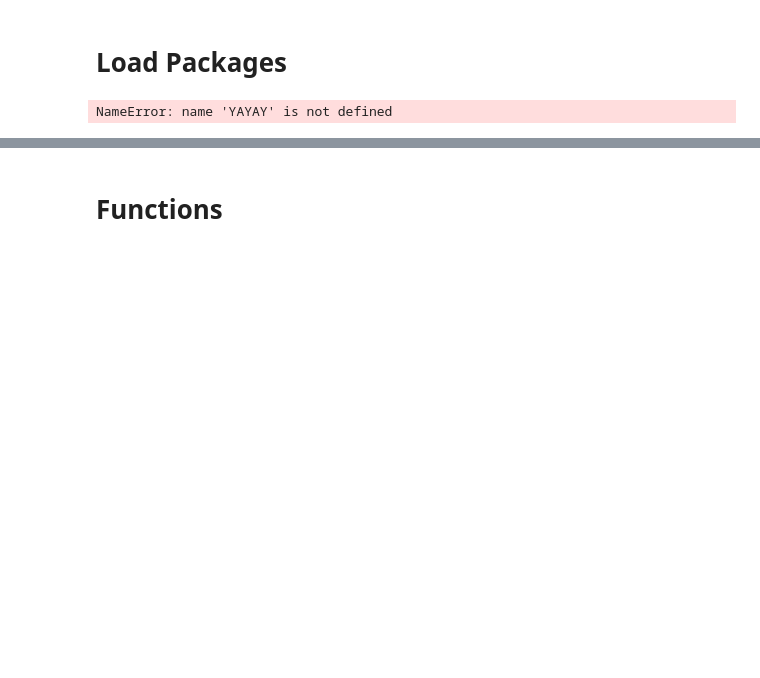
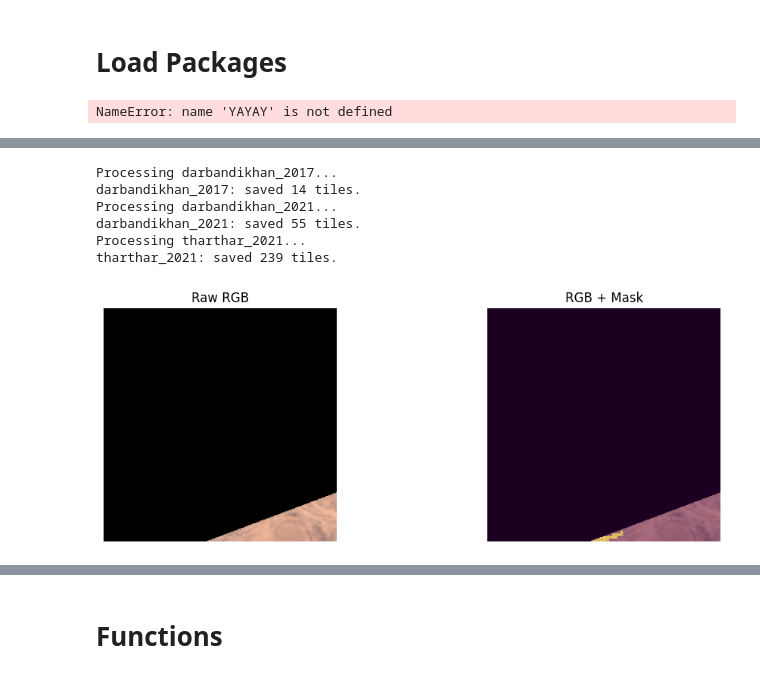
Before and after one commit to robotics-hana/COMP0173, a Jupyter notebook: Iraq_Lake_Classifier.ipynb, the cells around one changed output, grey strips where cells are left out. Drawn from its saved outputs; the diff is of its cells as text; code cells hidden in the pictures; blank space fills up the shorter version.

```diff
--- a/Iraq_Lake_Classifier.ipynb
+++ b/Iraq_Lake_Classifier.ipynb
@@ -76,0 +232,60 @@ PIL.Image.open(r"{}Training/images/Amazon_1110.tiff_25.tiff".format(base_dir))
+# %%
+for s2_path in s2_files:
+    base = os.path.basename(s2_path).replace('_s2_4band.tif', '')
+    mask_path = os.path.join(GEE_DIR, base + '_gsw_water.tif')
+
+    if not os.path.exists(mask_path):
+        print(f"⚠ No mask for {base}, skipping")
+        continue
+
+    print(f"Processing {base}...")
+
+    img_arr, mask_arr, profile = align_mask_to_image(s2_path, mask_path)
+
+    # DO NOT NORMALISE HERE
+    tile_image_and_mask(img_arr, mask_arr, base)
+# %% [output]
+Processing darbandikhan_2017...
+darbandikhan_2017: saved 14 tiles.
+Processing darbandikhan_2021...
+darbandikhan_2021: saved 55 tiles.
+Processing tharthar_2021...
+tharthar_2021: saved 239 tiles.
+# %%
+import numpy as np
+import matplotlib.pyplot as plt
+import glob, os
+
+OUT_IMG_DIR = '/content/tiles/images'
+OUT_MSK_DIR = '/content/tiles/masks'
+
+img_tile_path = sorted(glob.glob(os.path.join(OUT_IMG_DIR, 'tharthar_2021*.npy')))[0]
+msk_tile_path = img_tile_path.replace('/images/', '/masks/')
+
+img_tile = np.load(img_tile_path).astype('float32')   # (256,256,4)
+msk_tile = np.load(msk_tile_path).astype('float32')   # (256,256)
+
+# Safety clean (just in case)
+img_tile = np.nan_to_num(img_tile, nan=0)
+
+# Build RGB (raw S2 reflectance)
+rgb = img_tile[..., [2,1,0]]  # B4,B3,B2
+
+# Simple scaling for display
+rgb_disp = rgb / np.max(rgb)  # auto-scale 0–1
+
+plt.figure(figsize=(12,4))
+plt.subplot(1,2,1)
+plt.imshow(rgb_disp)
+plt.title("Raw RGB")
+plt.axis('off')
+
+plt.subplot(1,2,2)
+plt.imshow(rgb_disp)
+plt.imshow(msk_tile, alpha=0.4)
+plt.title("RGB + Mask")
+plt.axis('off')
+
+plt.show()
+# %% [output]
+[figure, added]
```
Also changed, not shown: parts of 67 cells of this notebook.
